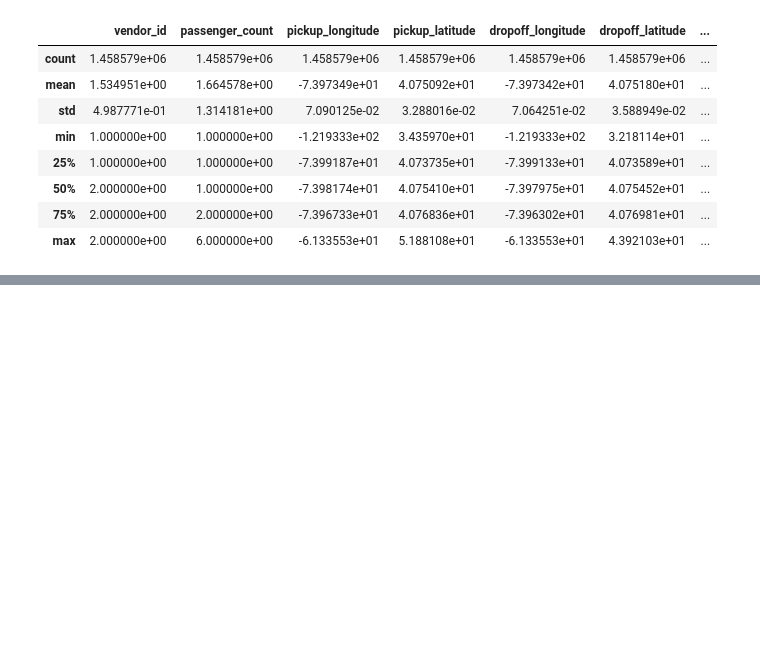
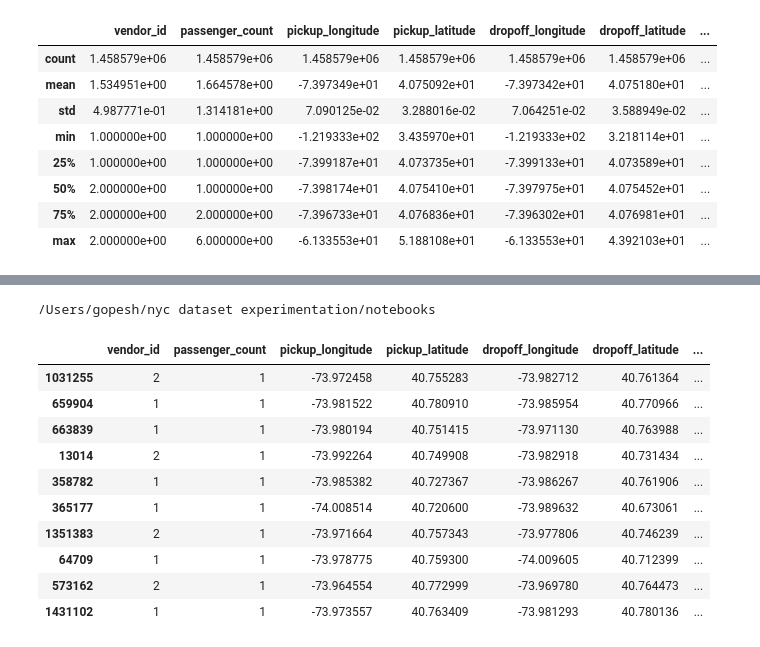
Before and after one commit to agarwal-gopesh/heart-disease, a Jupyter notebook: notebooks/1_Analysis.ipynb, the cells around one changed output, grey strips where cells are left out. Drawn from its saved outputs; the diff is of its cells as text; code cells hidden in the pictures; blank space fills up the shorter version.

```diff
--- a/notebooks/1_Analysis.ipynb
+++ b/notebooks/1_Analysis.ipynb
@@ -203,0 +337,19 @@ data.describe()
+# %%
+import os
+print(os.getcwd())
+# %% [output]
+/Users/gopesh/nyc dataset experimentation/notebooks
+# %%
+data.sample(10)
+# %% [output]
+|  | vendor_id | passenger_count | pickup_longitude | pickup_latitude | dropoff_longitude | dropoff_latitude | ... |
+| 1031255 | 2 | 1 | -73.972458 | 40.755283 | -73.982712 | 40.761364 | ... |
+| 659904 | 1 | 1 | -73.981522 | 40.780910 | -73.985954 | 40.770966 | ... |
+| 663839 | 1 | 1 | -73.980194 | 40.751415 | -73.971130 | 40.763988 | ... |
+| 13014 | 2 | 1 | -73.992264 | 40.749908 | -73.982918 | 40.731434 | ... |
+| 358782 | 1 | 1 | -73.985382 | 40.727367 | -73.986267 | 40.761906 | ... |
+| 365177 | 1 | 1 | -74.008514 | 40.720600 | -73.989632 | 40.673061 | ... |
+| 1351383 | 2 | 1 | -73.971664 | 40.757343 | -73.977806 | 40.746239 | ... |
+| 64709 | 1 | 1 | -73.978775 | 40.759300 | -74.009605 | 40.712399 | ... |
+| 573162 | 2 | 1 | -73.964554 | 40.772999 | -73.969780 | 40.764473 | ... |
+| 1431102 | 1 | 1 | -73.973557 | 40.763409 | -73.981293 | 40.780136 | ... |
```
Also changed, not shown: parts of 14 cells of this notebook, 8 other files.
